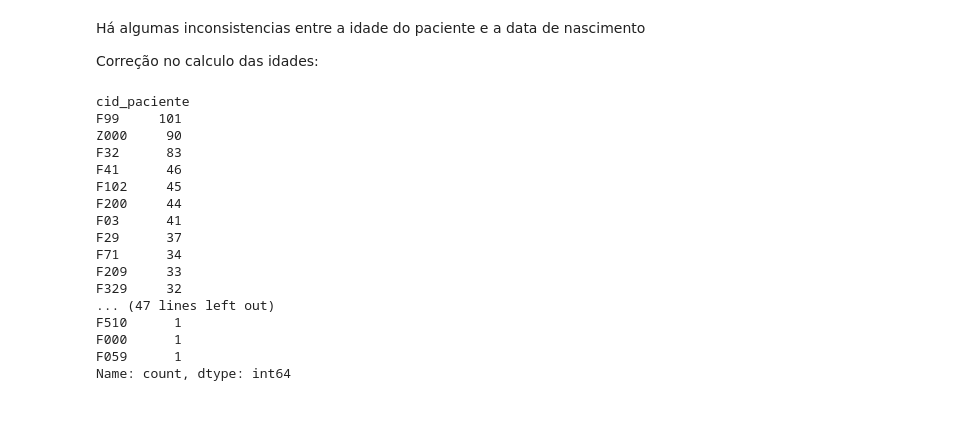
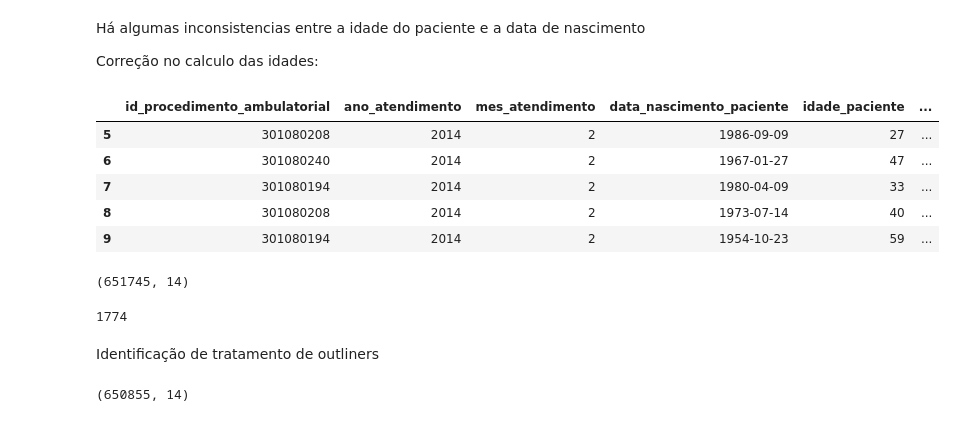
Before and after one commit to maria-exe/Saude-Mental-Curitiba-Regiao, a Jupyter notebook: notebooks/01-entendimento-e-limpeza.ipynb, the cells around one changed output. Cells and saved outputs as stored; diff of their text form; code cells hidden in the pictures.

```diff
--- a/notebooks/01-entendimento-e-limpeza.ipynb
+++ b/notebooks/01-entendimento-e-limpeza.ipynb
@@ -222,21 +220,19 @@ pd.set_option('display.max_rows', 200)
-# %%
-faixa_etaria = df_psico[df_psico['idade_paciente'] > 80]
-faixa_etaria['cid_paciente'].value_counts()
-# %% [output]
-cid_paciente
-F99     101
-Z000     90
-F32      83
-F41      46
-F102     45
-F200     44
-F03      41
-F29      37
-F71      34
-F209     33
-F329     32
-... (47 lines left out)
-F510      1
-F000      1
-F059      1
-Name: count, dtype: int64
+# %%
+df_psico.head()
+# %% [output]
+|  | id_procedimento_ambulatorial | ano_atendimento | mes_atendimento | data_nascimento_paciente | idade_paciente | ... |
+| 5 | 301080208 | 2014 | 2 | 1986-09-09 | 27 | ... |
+| 6 | 301080240 | 2014 | 2 | 1967-01-27 | 47 | ... |
+| 7 | 301080194 | 2014 | 2 | 1980-04-09 | 33 | ... |
+| 8 | 301080208 | 2014 | 2 | 1973-07-14 | 40 | ... |
+| 9 | 301080194 | 2014 | 2 | 1954-10-23 | 59 | ... |
+# %%
+df_psico.shape
+# %% [output]
+(651745, 14)
+# %%
+colunas = list(df_psico.columns)
+duplicados = df_psico[df_psico.duplicated(subset=colunas, keep=False)]
+len(duplicados)
+# %% [output]
+1774
@@ -242,0 +241,2 @@ Name: count, dtype: int64
+# %% [markdown]
+Identificação de tratamento de outliners
@@ -242,0 +245,4 @@ Name: count, dtype: int64
+# %%
+df_psico.shape
+# %% [output]
+(650855, 14)
```
Also changed, not shown: parts of 15 cells of this notebook.
